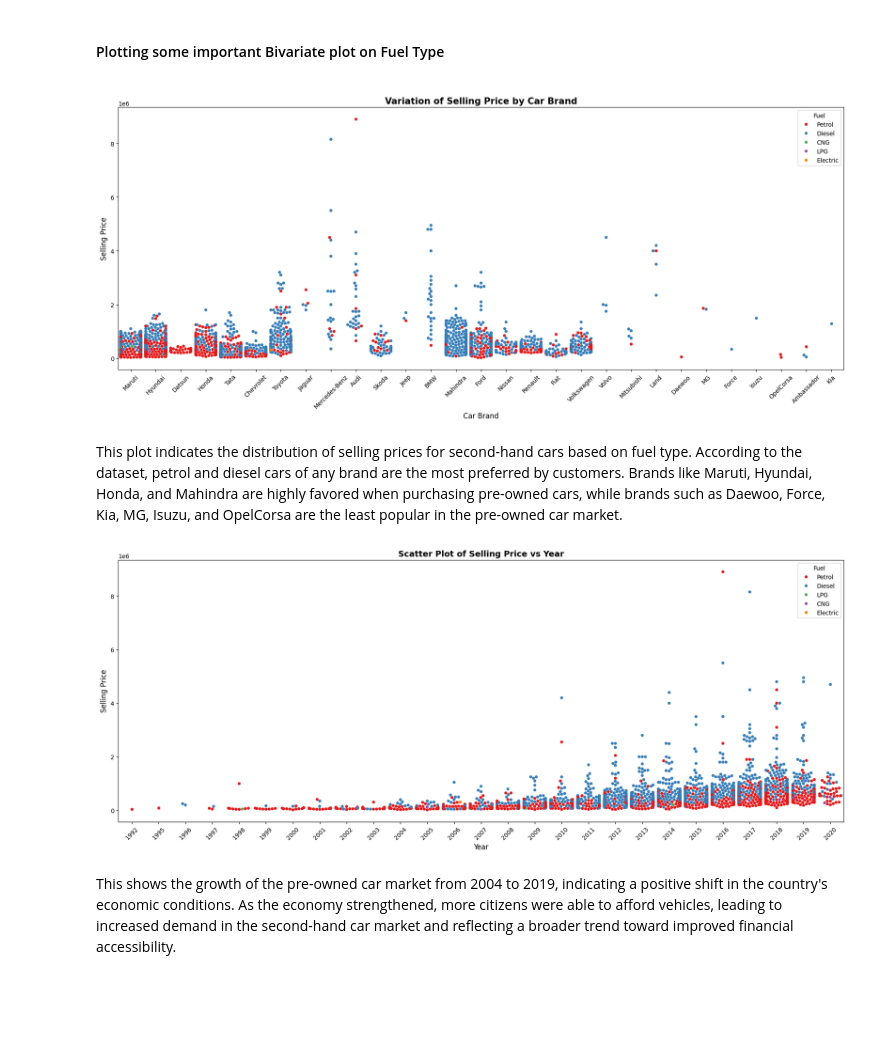
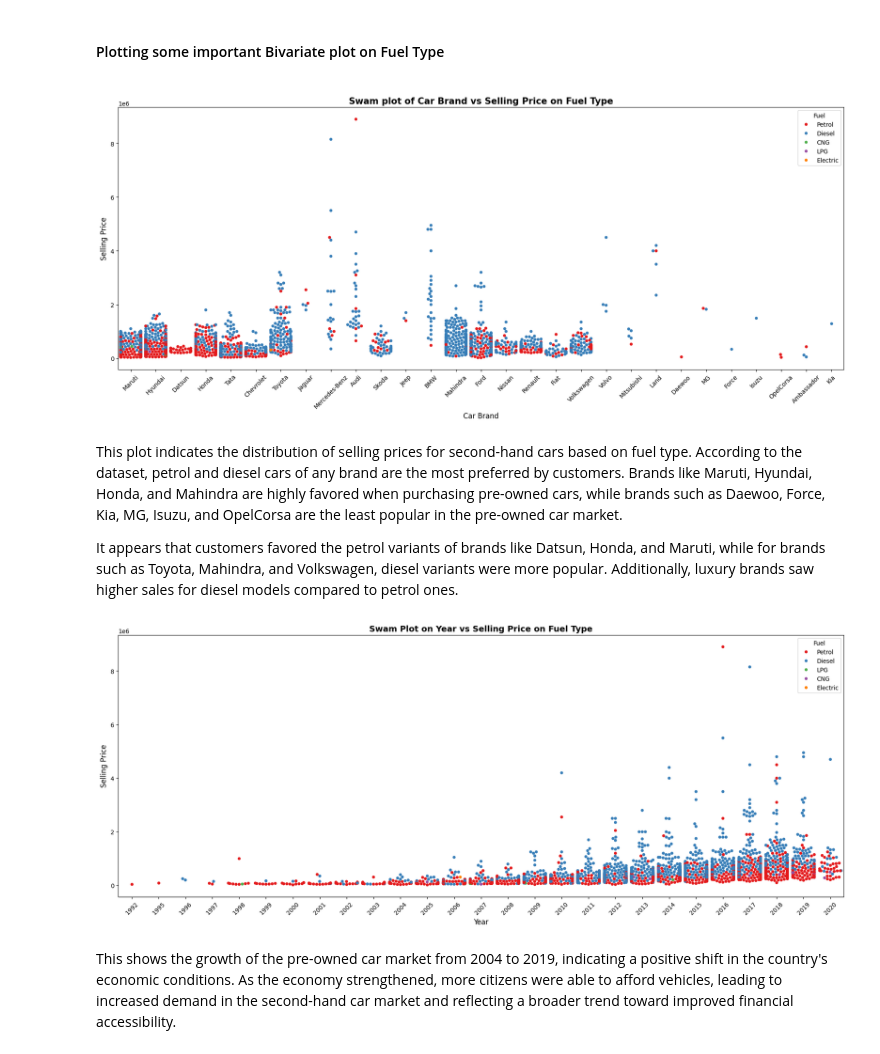
Before and after one commit to vishal-verma-96/Pre-Owned-Car-Price-prediction-using-Streamlit-App, a Jupyter notebook: CapStone_Project(Preprocessing and Graphical Analysis).ipynb, the cells around one changed output. Drawn from its saved outputs; the diff is of its cells as text; code cells hidden in the pictures; blank space fills up the shorter version.

```diff
--- a/CapStone_Project(Preprocessing and Graphical Analysis).ipynb
+++ b/CapStone_Project(Preprocessing and Graphical Analysis).ipynb
@@ -521,25 +515,27 @@ The data showed that most cars sold were manual, with a peak around 2015, indica
 # %%
 plt.figure(figsize=(22, 8))
 sns.swarmplot(x='Car_Brand', y='Selling_Price', data=df, hue='Fuel', palette='Set1')
-plt.title('Variation of Selling Price by Car Brand',weight='bold',fontsize=15)
+plt.title('Swam plot of Car Brand vs Selling Price on Fuel Type',weight='bold',fontsize=15)
 plt.xticks(rotation=45)
 plt.ylabel("Selling Price",fontsize=12)
 plt.xlabel("Car Brand",fontsize=12)
 plt.show()
 # %% [output]
-[figure, old version]
+[figure, new version]
 # %% [markdown]
 This plot indicates the distribution of selling prices for second-hand cars based on fuel type. According to the dataset, petrol and diesel cars of any brand are the most preferred by customers. Brands like Maruti, Hyundai, Honda, and Mahindra are highly favored when purchasing pre-owned cars, while brands such as Daewoo, Force, Kia, MG, Isuzu, and OpelCorsa are the least popular in the pre-owned car market.
+
+It appears that customers favored the petrol variants of brands like Datsun, Honda, and Maruti, while for brands such as Toyota, Mahindra, and Volkswagen, diesel variants were more popular. Additionally, luxury brands saw higher sales for diesel models compared to petrol ones.
 # %%
 plt.figure(figsize=(22, 8))
 sns.swarmplot(x='Year', y='Selling_Price', data=df, hue='Fuel', palette='Set1')
-plt.title('Scatter Plot of Selling Price vs Year', weight='bold', fontsize=14)
+plt.title('Swam Plot on Year vs Selling Price on Fuel Type', weight='bold', fontsize=14)
 plt.xticks(rotation=45)
 plt.ylabel("Selling Price",fontsize=12)
 plt.xlabel("Year",fontsize=12)
 plt.show()
 # %% [output]
-[figure, old version]
+[figure, new version]
 # %% [markdown]
 This shows the growth of the pre-owned car market from 2004 to 2019, indicating a positive shift in the country's economic conditions. As the economy strengthened, more citizens were able to afford vehicles, leading to increased demand in the second-hand car market and reflecting a broader trend toward improved financial accessibility.
 # %%
```
Also changed, not shown: parts of 4 cells of this notebook.
